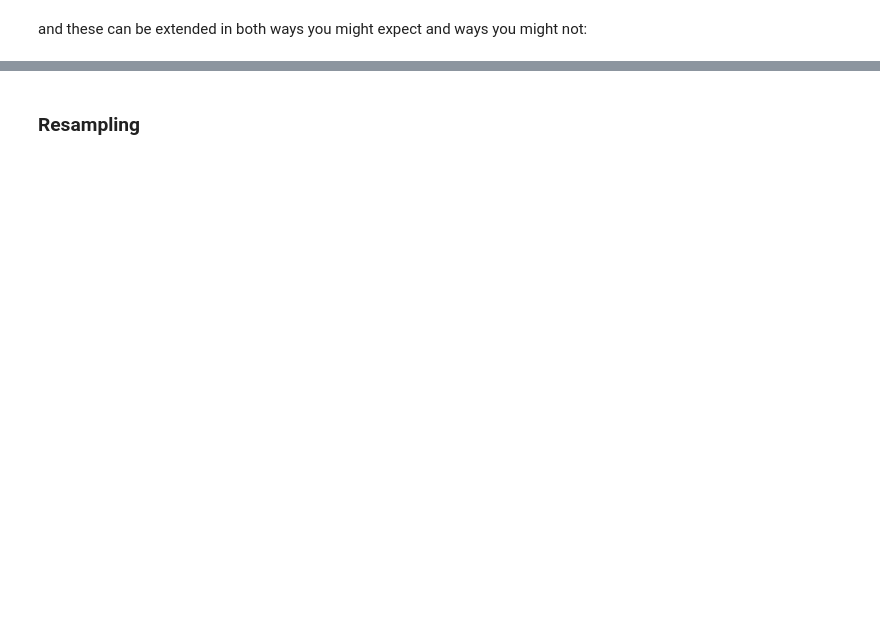
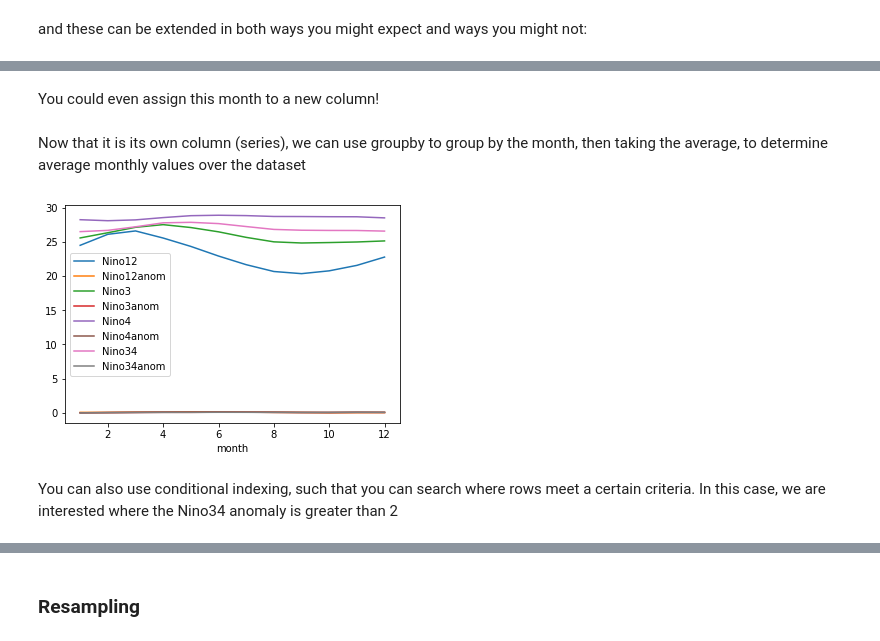
Before and after one commit to mgrover1/ncar_pandas_tutorial, a Jupyter notebook: pandas_fullNotebook.ipynb, the cells around one changed output, grey strips where cells are left out. Drawn from its saved outputs; the diff is of its cells as text; code cells hidden in the pictures; blank space fills up the shorter version.

```diff
--- a/pandas_fullNotebook.ipynb
+++ b/pandas_fullNotebook.ipynb
@@ -116,2 +323,14 @@ df.loc[df.index.year == 1995]
+# %% [markdown]
+You could even assign this month to a new column!
+# %%
+df['month'] = df.index.month
+# %% [markdown]
+Now that it is its own column (series), we can use groupby to group by the month, then taking the average, to determine average monthly values over the dataset
+# %%
+df.groupby('month').mean().plot();
+# %% [output]
+[figure, added]
+# %% [markdown]
+You can also use conditional indexing, such that you can search where rows meet a certain criteria. In this case, we are interested where the Nino34 anomaly is greater than 2
 # %%
 df[df.Nino34anom > 2]
```
Also changed, not shown: parts of 50 cells of this notebook.
